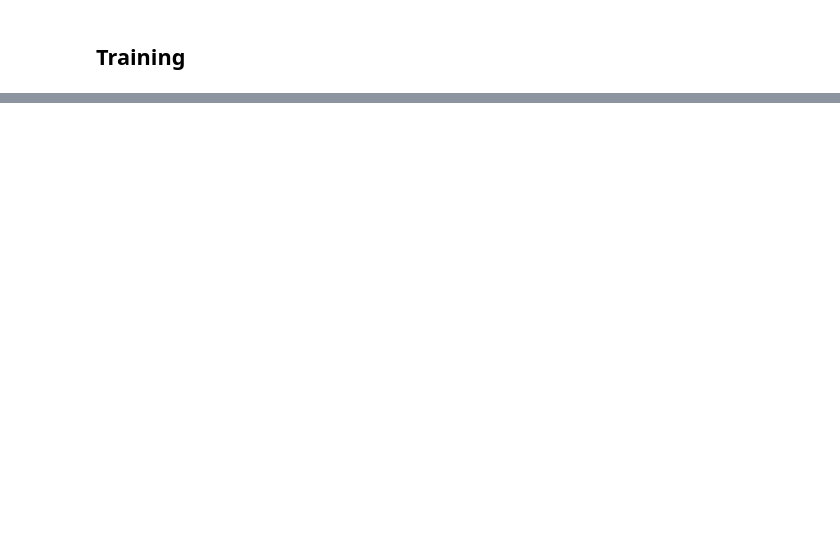
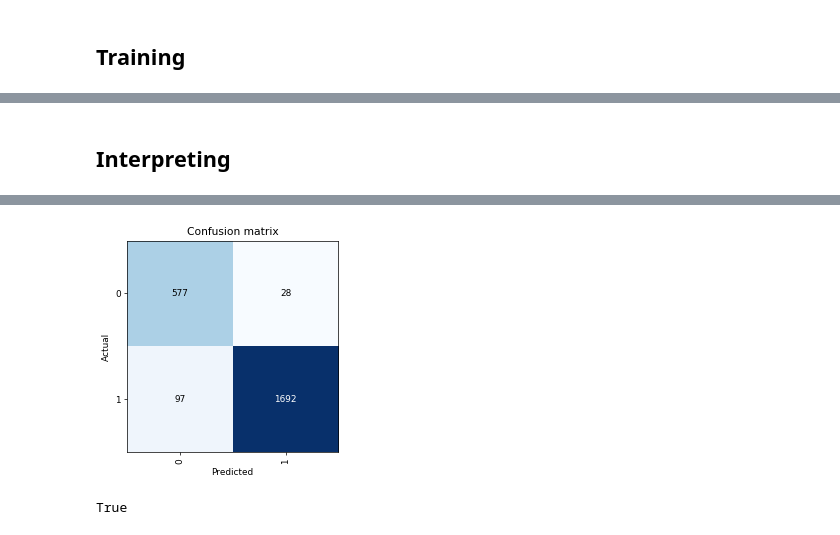
Before and after one commit to neronicolo/watch_bot, a Jupyter notebook: training/dial_visibility_classifier.ipynb, the cells around one changed output, grey strips where cells are left out. Drawn from its saved outputs; the diff is of its cells as text; code cells hidden in the pictures; blank space fills up the shorter version.

Commit message:
finished stage_1 part

```diff
--- a/training/dial_visibility_classifier.ipynb
+++ b/training/dial_visibility_classifier.ipynb
@@ -69,0 +84,2 @@ data.show_batch(rows=3, figsize=(6,6))
+# %%
+learn.fit_one_cycle(8, slice(1e-04))
@@ -69,0 +98,7 @@ data.show_batch(rows=3, figsize=(6,6))
+# %% [markdown]
+## **Interpreting**
+# %%
+learn.load('stage_1')
+interp = ClassificationInterpretation.from_learner(learn)
+interp.plot_confusion_matrix(dpi=64)
+# %% [output]
@@ -69,0 +106,6 @@ data.show_batch(rows=3, figsize=(6,6))
+[figure, added]
+# %%
+losses, idxs = interp.top_losses()
+len(losses) == len(idxs) == len(data.valid_ds)
+# %% [output]
+True
```
Also changed, not shown: parts of 18 cells of this notebook.
